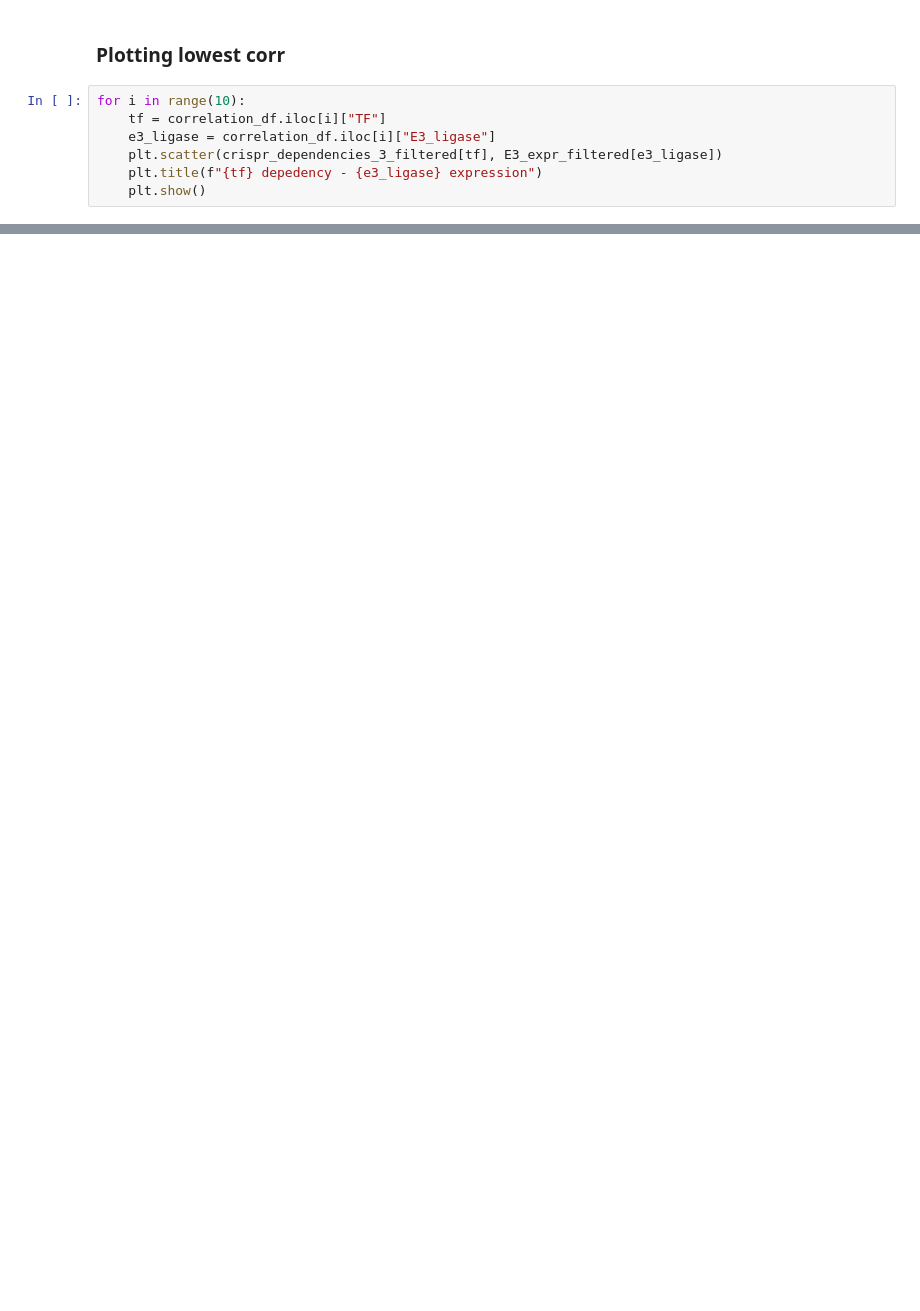
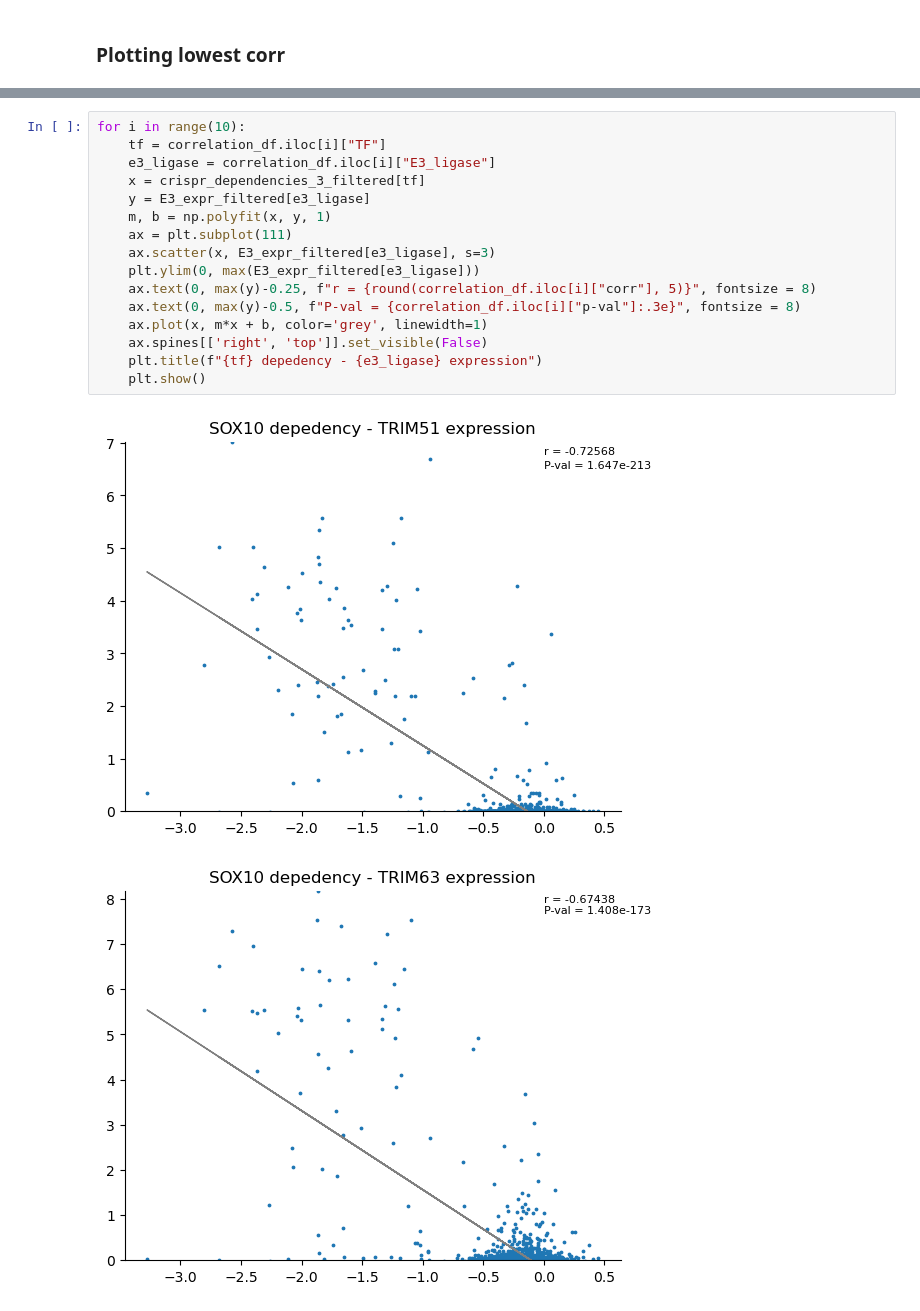
Before and after one commit to ddiannae/cancer_bootcamp25, a Jupyter notebook: tf_dependency_e3ls_expr_correlation.ipynb, the cells around one changed output, grey strips where cells are left out. Drawn from its saved outputs; the diff is of its cells as text; blank space fills up the shorter version.

Commit message:
Improving plots

```diff
--- a/tf_dependency_e3ls_expr_correlation.ipynb
+++ b/tf_dependency_e3ls_expr_correlation.ipynb
@@ -444,9 +462,2 @@ correlation_df.to_pickle("pydata/tf_dependency_e3ls_expr_correlation.pkl")
 # %% [markdown]
 ### Plotting lowest corr
-# %%
-for i in range(10):
-    tf = correlation_df.iloc[i]["TF"]
-    e3_ligase = correlation_df.iloc[i]["E3_ligase"]
-    plt.scatter(crispr_dependencies_3_filtered[tf], E3_expr_filtered[e3_ligase])
-    plt.title(f"{tf} depedency - {e3_ligase} expression")
-    plt.show()
@@ -463,0 +464,19 @@ for i in range(10):
+# %%
+for i in range(10):
+    tf = correlation_df.iloc[i]["TF"]
+    e3_ligase = correlation_df.iloc[i]["E3_ligase"]
+    x = crispr_dependencies_3_filtered[tf]
+    y = E3_expr_filtered[e3_ligase]
+    m, b = np.polyfit(x, y, 1)
+    ax = plt.subplot(111)
+    ax.scatter(x, E3_expr_filtered[e3_ligase], s=3)
+    plt.ylim(0, max(E3_expr_filtered[e3_ligase]))
+    ax.text(0, max(y)-0.25, f"r = {round(correlation_df.iloc[i]["corr"], 5)}", fontsize = 8)
+    ax.text(0, max(y)-0.5, f"P-val = {correlation_df.iloc[i]["p-val"]:.3e}", fontsize = 8)
+    ax.plot(x, m*x + b, color='grey', linewidth=1)
+    ax.spines[['right', 'top']].set_visible(False)
+    plt.title(f"{tf} depedency - {e3_ligase} expression")
+    plt.show()
+# %% [output]
+[figure, added]
+[figure, added]
```
Also changed, not shown: parts of 4 cells of this notebook.
